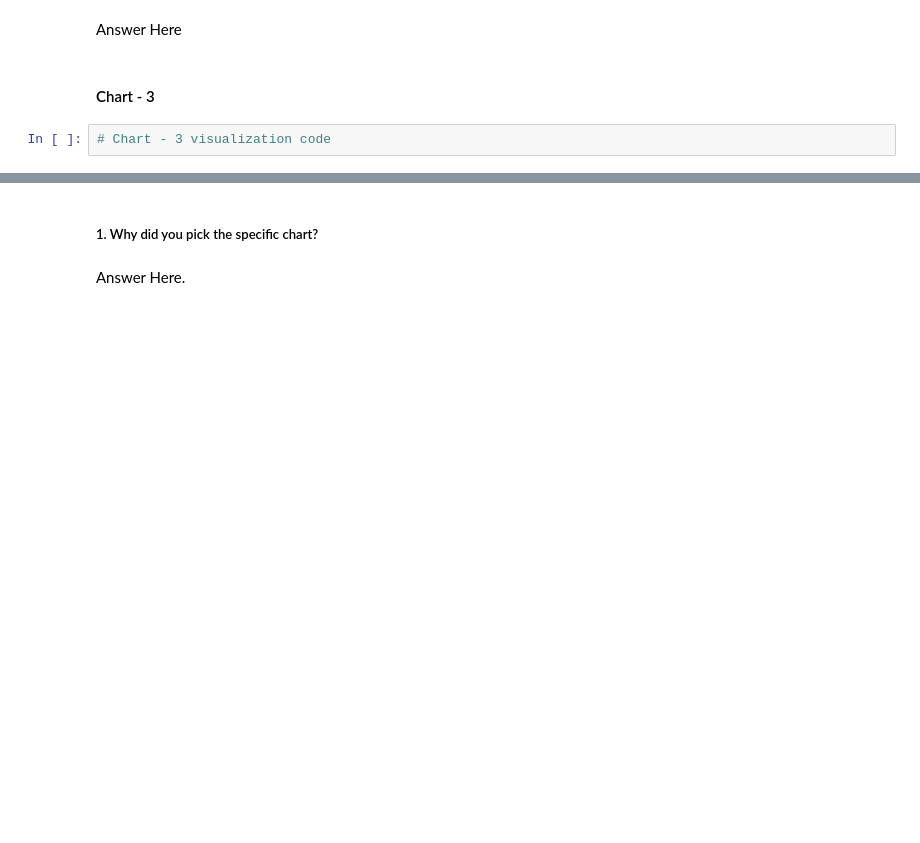
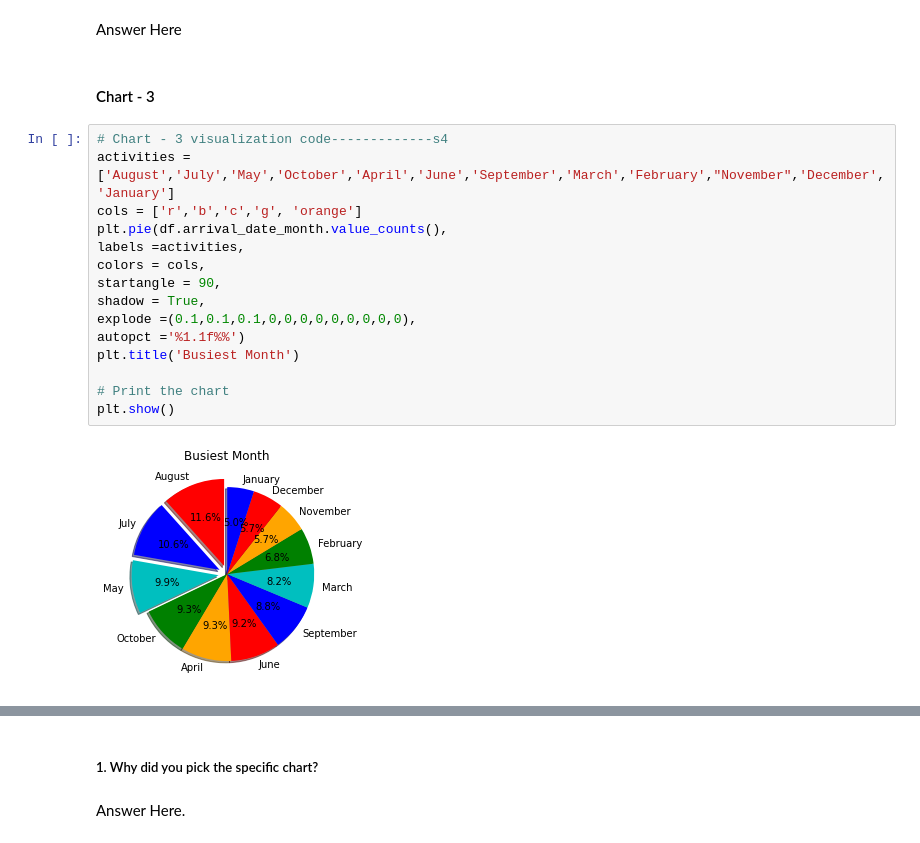
Before and after one commit to saurabhgv/Hotel-Booking-Analysis--EDA, a Jupyter notebook: EDA_Capstone_Project_(Group)_Hotel_Booking_Analysis.ipynb, the cells around one changed output, grey strips where cells are left out. Cells and saved outputs as stored; diff of their text form; blank space fills up the shorter version.

```diff
--- a/EDA_Capstone_Project_(Group)_Hotel_Booking_Analysis.ipynb
+++ b/EDA_Capstone_Project_(Group)_Hotel_Booking_Analysis.ipynb
@@ -428,5 +461,20 @@ Are there any insights that lead to negative growth? Justify with specific reaso
 Answer Here
 # %% [markdown]
 #### Chart - 3
-# %%
-# Chart - 3 visualization code
+# %%
+# Chart - 3 visualization code-------------s4
+activities = ['August','July','May','October','April','June','September','March','February',"November",'December','January']
+cols = ['r','b','c','g', 'orange']
+plt.pie(df.arrival_date_month.value_counts(),
+labels =activities,
+colors = cols,
+startangle = 90,
+shadow = True,
+explode =(0.1,0.1,0.1,0,0,0,0,0,0,0,0,0),
+autopct ='%1.1f%%')
+plt.title('Busiest Month')
+
+# Print the chart
+plt.show()
+# %% [output]
+[figure, added]
```
Also changed, not shown: parts of 22 cells of this notebook.
